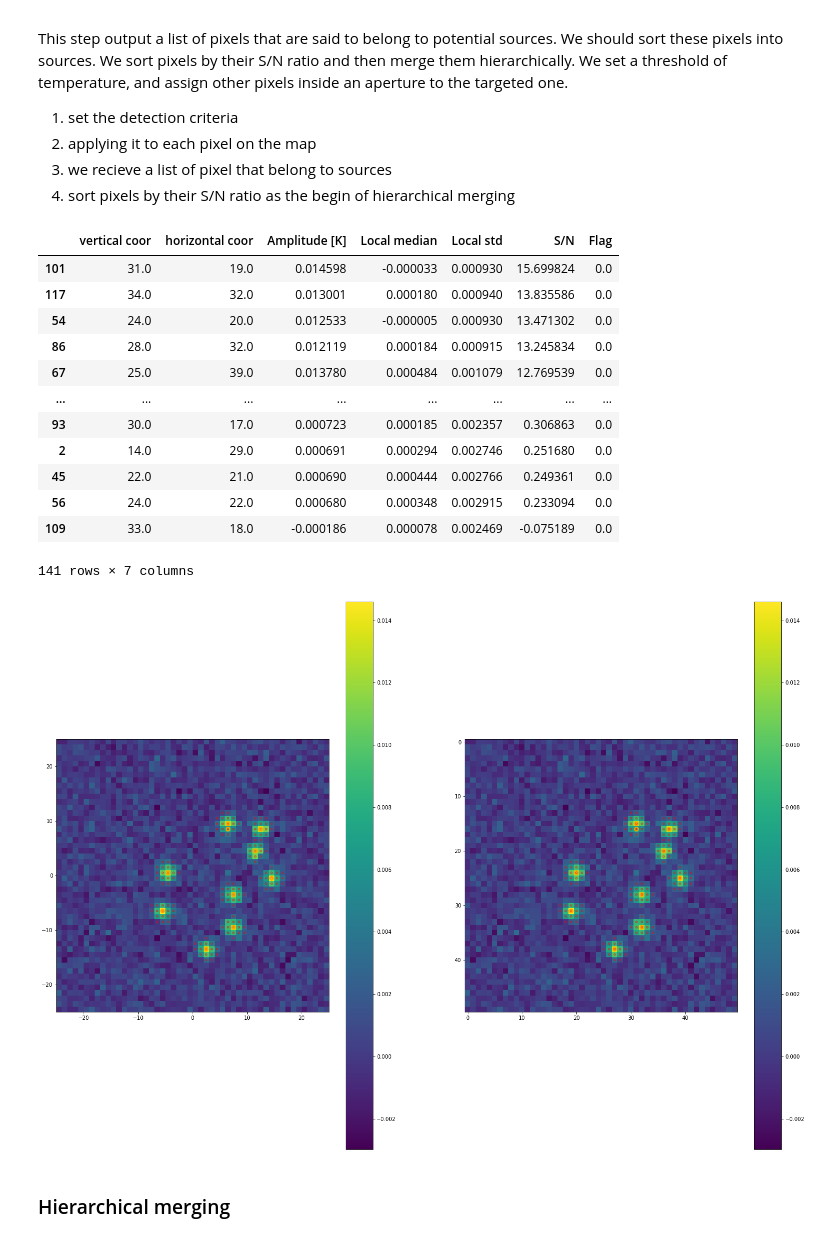
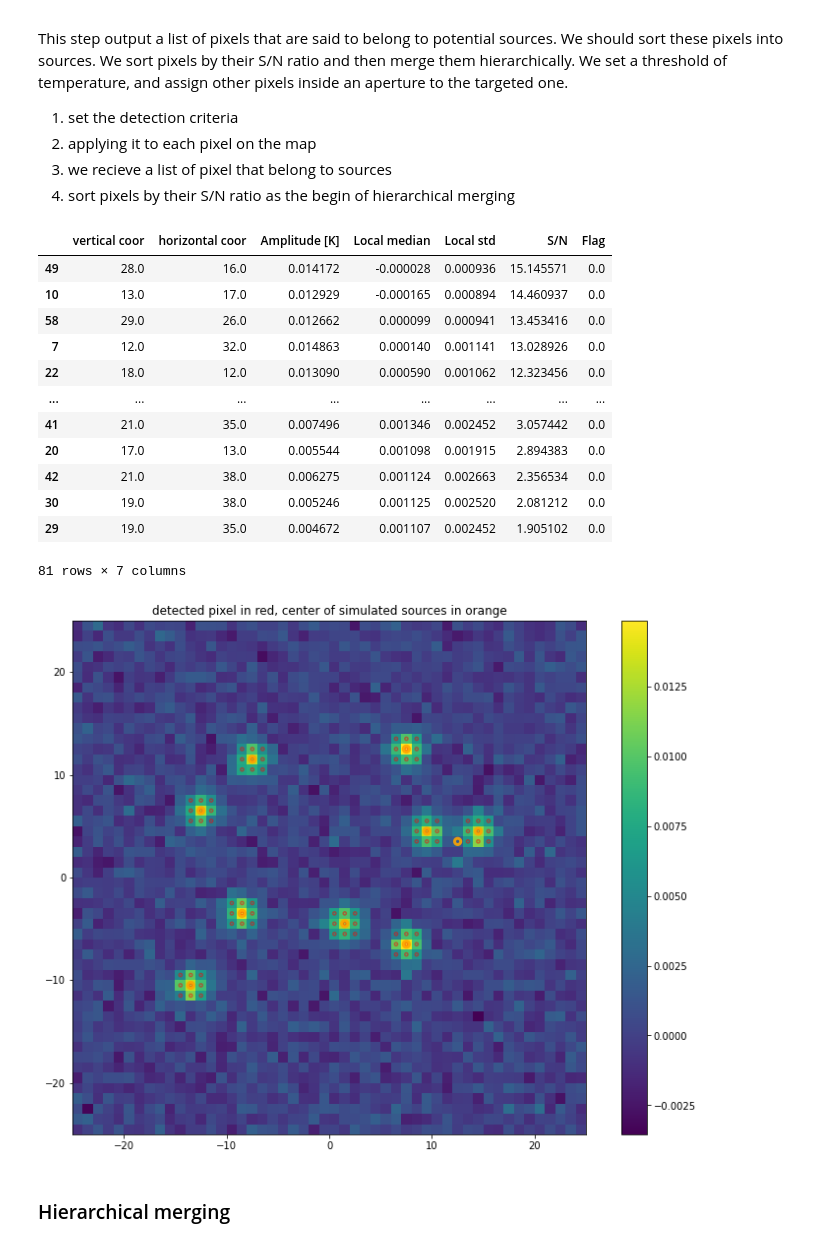
Before and after one commit to ali7amie/Tianlai, a Jupyter notebook: source_finder.ipynb, the cells around one changed output. Cells and saved outputs as stored; diff of their text form; code cells hidden in the pictures.

```diff
--- a/source_finder.ipynb
+++ b/source_finder.ipynb
@@ -112,7 +110,7 @@ src=create_gaussian_src(5,1.1,3,freq)
 
 import create_gaussian_src
 import convert_map_index
-
+import pixel2world
 
 
 
@@ -151,7 +149,7 @@ def create_map(map_size,src_number,src_size,src_std,src_flux_jansky,noise_std,fr
     rectmap=np.zeros((map_size,map_size))
 
     #create a gaussian source with the entered parameters
-    src=create_gaussian_src.create_gaussian_src(src_size,src_std,src_flux_jansky)
+    src=create_gaussian_src.create_gaussian_src(src_size,src_std,src_flux_jansky,freq)
 
     #turn on src_number pixels randomely, to limit the boundary effect source are generated far from boudndaries
     horizontal_coor=np.random.random_integers(low=2*src_size,high=map_size-2*src_size,size=src_number)
@@ -174,7 +172,7 @@ def create_map(map_size,src_number,src_size,src_std,src_flux_jansky,noise_std,fr
     world_coor=pixel2world.pixel2world(projection_center,map_resolution,coor_center)
 
       # setup the dataframe
-    data=np.column_stack((world_coor[:,1],world_coor[:,0],vertical_coor,horizontal_coor,coor_center[:,0],coor_center[:,1],src[1]*np.ones(len(vertical_coor)),src[2]*np.ones(len(vertical_coor))))
+    data=np.column_stack((world_coor[:,0],world_coor[:,1],vertical_coor,horizontal_coor,coor_center[:,0],coor_center[:,1],src[1]*np.ones(len(vertical_coor)),src[2]*np.ones(len(vertical_coor))))
     simulation_dataframe=pd.DataFrame(data,columns=['ra[deg]','dec[deg]','vertical coor[pixel]','horizontal coor[pixel]','vertical center','horizontal center','flux [K]','flux[Jy]'])
 
       # sort the dataframe in decreasing declination, this is useful for catalogs matching
@@ -183,4 +181,4 @@ def create_map(map_size,src_number,src_size,src_std,src_flux_jansky,noise_std,fr
 
     return (rectmap,sorted_simulation_dataframe)
 
-simulation=create_map(50,10,5,1.1,1,0.001,freq,18,(90,180))
+simulation=create_map(50,10,5,1.1,1,0.001,freq,18,(180,90))
@@ -453,60 +453,46 @@ def detection(conv_maps,n):
      sorted_raw_detection = raw_detection.iloc[sorter]
      return sorted_raw_detection
 
-sorted_raw_detection = detection(conv_maps,1)
+sorted_raw_detection = detection(conv_maps,2)
 sorted_raw_detection
 # %% [output]
 |  | vertical coor | horizontal coor | Amplitude [K] | Local median | Local std | S/N | Flag |
-| 101 | 31.0 | 19.0 | 0.014598 | -0.000033 | 0.000930 | 15.699824 | 0.0 |
-| 117 | 34.0 | 32.0 | 0.013001 | 0.000180 | 0.000940 | 13.835586 | 0.0 |
-| 54 | 24.0 | 20.0 | 0.012533 | -0.000005 | 0.000930 | 13.471302 | 0.0 |
-| 86 | 28.0 | 32.0 | 0.012119 | 0.000184 | 0.000915 | 13.245834 | 0.0 |
-| 67 | 25.0 | 39.0 | 0.013780 | 0.000484 | 0.001079 | 12.769539 | 0.0 |
+| 49 | 28.0 | 16.0 | 0.014172 | -0.000028 | 0.000936 | 15.145571 | 0.0 |
+| 10 | 13.0 | 17.0 | 0.012929 | -0.000165 | 0.000894 | 14.460937 | 0.0 |
+| 58 | 29.0 | 26.0 | 0.012662 | 0.000099 | 0.000941 | 13.453416 | 0.0 |
+| 7 | 12.0 | 32.0 | 0.014863 | 0.000140 | 0.001141 | 13.028926 | 0.0 |
+| 22 | 18.0 | 12.0 | 0.013090 | 0.000590 | 0.001062 | 12.323456 | 0.0 |
 | ... | ... | ... | ... | ... | ... | ... | ... |
-| 93 | 30.0 | 17.0 | 0.000723 | 0.000185 | 0.002357 | 0.306863 | 0.0 |
-| 2 | 14.0 | 29.0 | 0.000691 | 0.000294 | 0.002746 | 0.251680 | 0.0 |
-| 45 | 22.0 | 21.0 | 0.000690 | 0.000444 | 0.002766 | 0.249361 | 0.0 |
-| 56 | 24.0 | 22.0 | 0.000680 | 0.000348 | 0.002915 | 0.233094 | 0.0 |
-| 109 | 33.0 | 18.0 | -0.000186 | 0.000078 | 0.002469 | -0.075189 | 0.0 |
+| 41 | 21.0 | 35.0 | 0.007496 | 0.001346 | 0.002452 | 3.057442 | 0.0 |
+| 20 | 17.0 | 13.0 | 0.005544 | 0.001098 | 0.001915 | 2.894383 | 0.0 |
+| 42 | 21.0 | 38.0 | 0.006275 | 0.001124 | 0.002663 | 2.356534 | 0.0 |
+| 30 | 19.0 | 38.0 | 0.005246 | 0.001125 | 0.002520 | 2.081212 | 0.0 |
+| 29 | 19.0 | 35.0 | 0.004672 | 0.001107 | 0.002452 | 1.905102 | 0.0 |
-141 rows × 7 columns
+81 rows × 7 columns
 # %%
-import matplotlib.pyplot as plt
-
 from photutils.aperture import CircularAperture
 
-import convert_map_index
 
-simulated_coor_center=convert_map_index.convert_upper_to_center( [ simulated_catalog[:,0],simulated_catalog[:,1] ] , np.shape(rectmap)[0],len(simulated_catalog[:,0]) )[4]
+simulated_coor_center=convert_map_index.convert_upper_to_center( [simulation[1]['vertical coor[pixel]'],simulation[1]['horizontal coor[pixel]'] ] , np.shape(rectmap)[0],len(simulation[1]) )[4]
 coor_center=convert_map_index.convert_upper_to_center([sorted_raw_detection['vertical coor'],sorted_raw_detection['horizontal coor']],np.shape(rectmap)[0],len(sorted_raw_detection['vertical coor']))[4]
 
 
-
 detected_pixels_center = CircularAperture(coor_center, r=0.15)
-detected_pixels_upper = CircularAperture(np.transpose((sorted_raw_detection['horizontal coor'],sorted_raw_detection['vertical coor'])), r=0.15)
-
-
 simulated_src_center=CircularAperture(simulated_coor_center, r=0.3)
-simulated_src_upper=CircularAperture(np.transpose((simulated_catalog[:,1],simulated_catalog[:,0])), r=0.3)
 
 
 
-plt.figure(figsize=[25.6, 19.2])
+plt.figure(figsize=[12.8, 9.6])
 
-plt.subplot(121)
+plt.title('detected pixel in red, center of simulated sources in orange')
 plt.imshow(rectmap,extent=(-np.shape(rectmap)[0]/2, np.shape(rectmap)[0]/2, -np.shape(rectmap)[0]/2, np.shape(rectmap)[0]/2))
 plt.colorbar()
 detected_pixels_center.plot(color='red', lw=1.5, alpha=0.5)
 simulated_src_center.plot(color='orange', lw=3, alpha=0.9)
 
-plt.subplot(122)
-plt.imshow(rectmap)
-plt.colorbar()
-simulated_src_upper.plot(color='orange', lw=3, alpha=0.9)
-detected_pixels_upper.plot(color='red', lw=1.5, alpha=0.5)
-
 plt.show(block=False)
 # %% [output]
-[figure, old version]
+[figure, new version]
 # %% [markdown]
 ### Hierarchical merging
 # %% [markdown]
```
Also changed, not shown: parts of 16 cells of this notebook.
